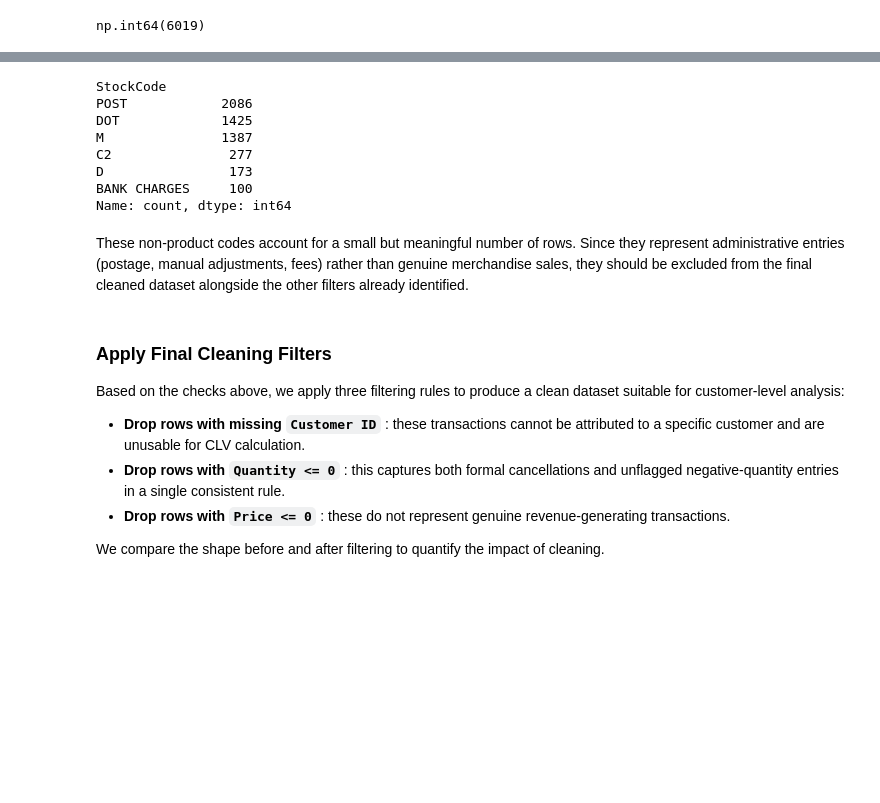
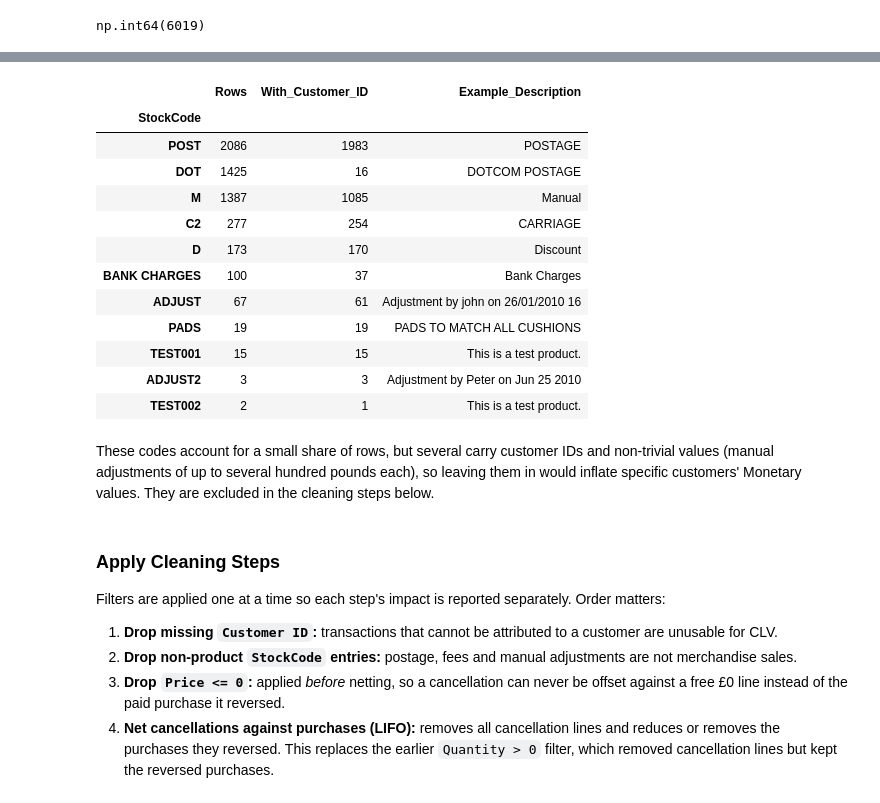
Before and after one commit to SourodeepRoy30/clv-predictor, a Jupyter notebook: notebooks/1_data_prep.ipynb, the cells around one changed output, grey strips where cells are left out. Drawn from its saved outputs; the diff is of its cells as text; code cells hidden in the pictures; blank space fills up the shorter version.

Commit message:
Finalise data prep: extended non-product codes, netting, audits, updated summary

```diff
--- a/notebooks/1_data_prep.ipynb
+++ b/notebooks/1_data_prep.ipynb
@@ -190,26 +252,37 @@ Beyond missing values, duplicates, and invalid Quantity/Price, some rows have a
 # %%
-non_product_codes = ['POST', 'M', 'C2', 'BANK CHARGES', 'DOT', 'D']
+from config import NON_PRODUCT_CODES
+non_product_codes = NON_PRODUCT_CODES
 
-df['StockCode'].value_counts().loc[lambda x: x.index.isin(non_product_codes)]
+# Row count and an example description per non-product code, as evidence for each exclusion
+flagged = df[df['StockCode'].astype(str).isin(non_product_codes)]
+flagged.groupby(flagged['StockCode'].astype(str)).agg(
+    Rows=('Invoice', 'size'),
+    With_Customer_ID=('Customer ID', 'count'),
+    Example_Description=('Description', 'first')
+).sort_values('Rows', ascending=False)
 # %% [output]
-StockCode
-POST            2086
-DOT             1425
-M               1387
-C2               277
-D                173
-BANK CHARGES     100
-Name: count, dtype: int64
+|  | Rows | With_Customer_ID | Example_Description |
+| StockCode |  |  |  |
+| POST | 2086 | 1983 | POSTAGE |
+| DOT | 1425 | 16 | DOTCOM POSTAGE |
+| M | 1387 | 1085 | Manual |
+| C2 | 277 | 254 | CARRIAGE |
+| D | 173 | 170 | Discount |
+| BANK CHARGES | 100 | 37 | Bank Charges |
+| ADJUST | 67 | 61 | Adjustment by john on 26/01/2010 16 |
+| PADS | 19 | 19 | PADS TO MATCH ALL CUSHIONS |
+| TEST001 | 15 | 15 | This is a test product. |
+| ADJUST2 | 3 | 3 | Adjustment by Peter on Jun 25 2010 |
+| TEST002 | 2 | 1 | This is a test product. |
 # %% [markdown]
-These non-product codes account for a small but meaningful number of rows. Since they represent administrative entries (postage, manual adjustments, fees) rather than genuine merchandise sales, they should be excluded from the final cleaned dataset alongside the other filters already identified.
+These codes account for a small share of rows, but several carry customer IDs and non-trivial values (manual adjustments of up to several hundred pounds each), so leaving them in would inflate specific customers' Monetary values. They are excluded in the cleaning steps below.
 # %% [markdown]
-### Apply Final Cleaning Filters
+### Apply Cleaning Steps
 
-Based on the checks above, we apply three filtering rules to produce a clean dataset suitable for customer-level analysis:
+Filters are applied one at a time so each step's impact is reported separately. Order matters:
 
-- **Drop rows with missing `Customer ID`** : these transactions cannot be attributed to a specific customer and are unusable for CLV calculation.
-- **Drop rows with `Quantity <= 0`** : this captures both formal cancellations and unflagged negative-quantity entries in a single consistent rule.
-- **Drop rows with `Price <= 0`** : these do not represent genuine revenue-generating transactions.
-
-We compare the shape before and after filtering to quantify the impact of cleaning.
+1. **Drop missing `Customer ID`:** transactions that cannot be attributed to a customer are unusable for CLV.
+2. **Drop non-product `StockCode` entries:** postage, fees and manual adjustments are not merchandise sales.
+3. **Drop `Price <= 0`:** applied *before* netting, so a cancellation can never be offset against a free £0 line instead of the paid purchase it reversed.
+4. **Net cancellations against purchases (LIFO):** removes all cancellation lines and reduces or removes the purchases they reversed. This replaces the earlier `Quantity > 0` filter, which removed cancellation lines but kept the reversed purchases.
 # %%
```
Also changed, not shown: parts of 17 cells of this notebook, 4 other files.
